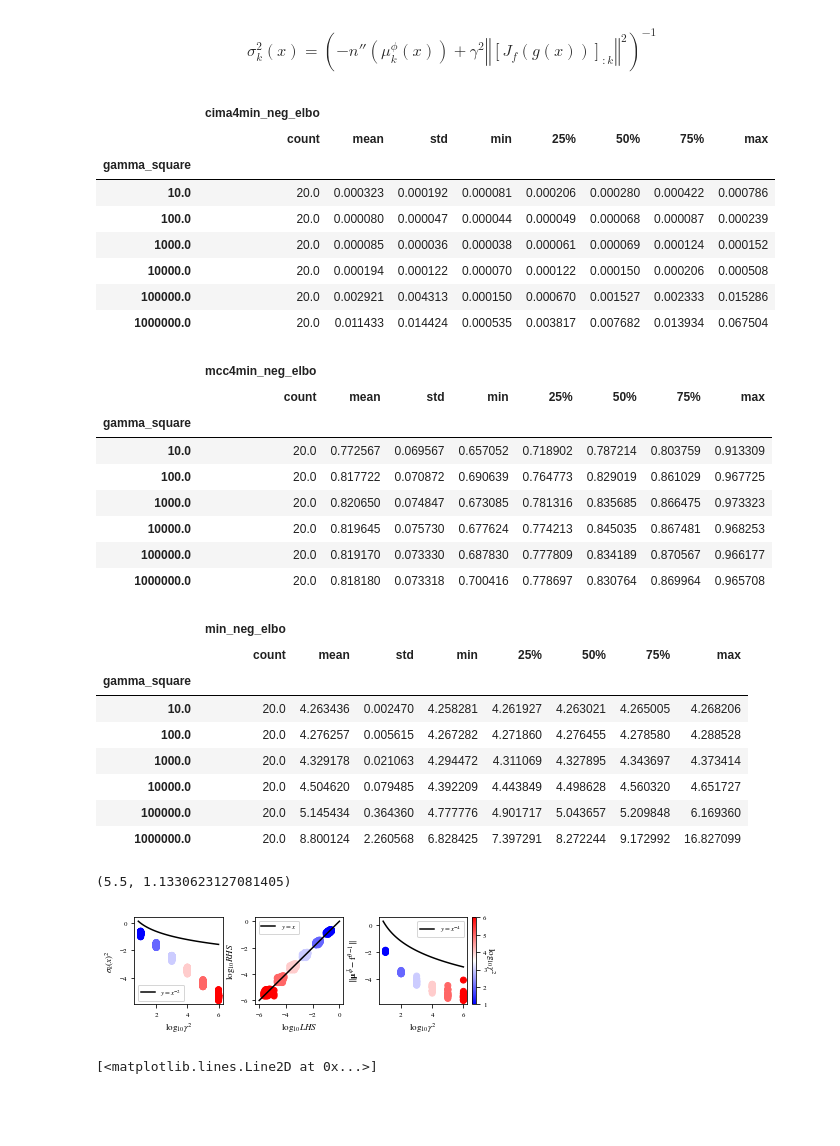
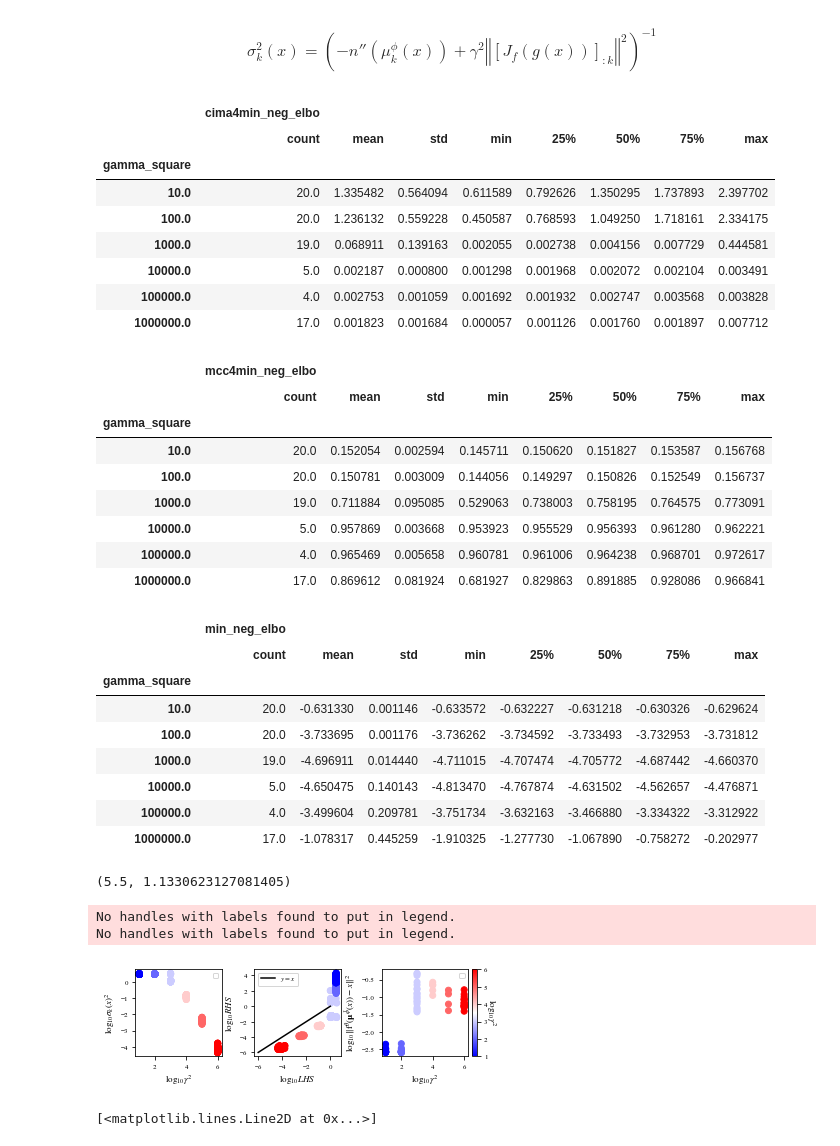
Before and after one commit to rpatrik96/ima-vae, a Jupyter notebook: notebooks/synth_plots.ipynb, the cells around one changed output. Drawn from its saved outputs; the diff is of its cells as text; code cells hidden in the pictures; blank space fills up the shorter version.

```diff
--- a/notebooks/synth_plots.ipynb
+++ b/notebooks/synth_plots.ipynb
@@ -44,7 +44,7 @@ SWEEP_ID = "k2u5yzbe"
 api = wandb.Api(timeout=200)
 runs = api.runs(ENTITY + "/" + PROJECT)
 sweep = api.sweep(f"{ENTITY}/{PROJECT}/{SWEEP_ID}")
-filename = f"mlp_sweep_{SWEEP_ID}.csv"
+filename = f"moebius_sweep_{SWEEP_ID}.csv"
 # %%
 runs_df = sweep2df(sweep.runs, filename, True)
 # %%
@@ -71,36 +71,36 @@ runs_df[[ "cima4min_neg_elbo", "gamma_square"]].groupby("gamma_square").describe
 |  | cima4min_neg_elbo |  |  |  |  |  |  |  |
 |  | count | mean | std | min | 25% | 50% | 75% | max |
 | gamma_square |  |  |  |  |  |  |  |  |
-| 10.0 | 20.0 | 0.000323 | 0.000192 | 0.000081 | 0.000206 | 0.000280 | 0.000422 | 0.000786 |
-| 100.0 | 20.0 | 0.000080 | 0.000047 | 0.000044 | 0.000049 | 0.000068 | 0.000087 | 0.000239 |
-| 1000.0 | 20.0 | 0.000085 | 0.000036 | 0.000038 | 0.000061 | 0.000069 | 0.000124 | 0.000152 |
-| 10000.0 | 20.0 | 0.000194 | 0.000122 | 0.000070 | 0.000122 | 0.000150 | 0.000206 | 0.000508 |
-| 100000.0 | 20.0 | 0.002921 | 0.004313 | 0.000150 | 0.000670 | 0.001527 | 0.002333 | 0.015286 |
-| 1000000.0 | 20.0 | 0.011433 | 0.014424 | 0.000535 | 0.003817 | 0.007682 | 0.013934 | 0.067504 |
+| 10.0 | 20.0 | 1.335482 | 0.564094 | 0.611589 | 0.792626 | 1.350295 | 1.737893 | 2.397702 |
+| 100.0 | 20.0 | 1.236132 | 0.559228 | 0.450587 | 0.768593 | 1.049250 | 1.718161 | 2.334175 |
+| 1000.0 | 19.0 | 0.068911 | 0.139163 | 0.002055 | 0.002738 | 0.004156 | 0.007729 | 0.444581 |
+| 10000.0 | 5.0 | 0.002187 | 0.000800 | 0.001298 | 0.001968 | 0.002072 | 0.002104 | 0.003491 |
+| 100000.0 | 4.0 | 0.002753 | 0.001059 | 0.001692 | 0.001932 | 0.002747 | 0.003568 | 0.003828 |
+| 1000000.0 | 17.0 | 0.001823 | 0.001684 | 0.000057 | 0.001126 | 0.001760 | 0.001897 | 0.007712 |
 # %%
 runs_df[[ "mcc4min_neg_elbo", "gamma_square"]].groupby("gamma_square").describe()
 # %% [output]
 |  | mcc4min_neg_elbo |  |  |  |  |  |  |  |
 |  | count | mean | std | min | 25% | 50% | 75% | max |
 | gamma_square |  |  |  |  |  |  |  |  |
-| 10.0 | 20.0 | 0.772567 | 0.069567 | 0.657052 | 0.718902 | 0.787214 | 0.803759 | 0.913309 |
-| 100.0 | 20.0 | 0.817722 | 0.070872 | 0.690639 | 0.764773 | 0.829019 | 0.861029 | 0.967725 |
-| 1000.0 | 20.0 | 0.820650 | 0.074847 | 0.673085 | 0.781316 | 0.835685 | 0.866475 | 0.973323 |
-| 10000.0 | 20.0 | 0.819645 | 0.075730 | 0.677624 | 0.774213 | 0.845035 | 0.867481 | 0.968253 |
-| 100000.0 | 20.0 | 0.819170 | 0.073330 | 0.687830 | 0.777809 | 0.834189 | 0.870567 | 0.966177 |
-| 1000000.0 | 20.0 | 0.818180 | 0.073318 | 0.700416 | 0.778697 | 0.830764 | 0.869964 | 0.965708 |
+| 10.0 | 20.0 | 0.152054 | 0.002594 | 0.145711 | 0.150620 | 0.151827 | 0.153587 | 0.156768 |
+| 100.0 | 20.0 | 0.150781 | 0.003009 | 0.144056 | 0.149297 | 0.150826 | 0.152549 | 0.156737 |
+| 1000.0 | 19.0 | 0.711884 | 0.095085 | 0.529063 | 0.738003 | 0.758195 | 0.764575 | 0.773091 |
+| 10000.0 | 5.0 | 0.957869 | 0.003668 | 0.953923 | 0.955529 | 0.956393 | 0.961280 | 0.962221 |
+| 100000.0 | 4.0 | 0.965469 | 0.005658 | 0.960781 | 0.961006 | 0.964238 | 0.968701 | 0.972617 |
+| 1000000.0 | 17.0 | 0.869612 | 0.081924 | 0.681927 | 0.829863 | 0.891885 | 0.928086 | 0.966841 |
 # %%
 runs_df[[ "min_neg_elbo", "gamma_square"]].groupby("gamma_square").describe()
 # %% [output]
 |  | min_neg_elbo |  |  |  |  |  |  |  |
 |  | count | mean | std | min | 25% | 50% | 75% | max |
 | gamma_square |  |  |  |  |  |  |  |  |
-| 10.0 | 20.0 | 4.263436 | 0.002470 | 4.258281 | 4.261927 | 4.263021 | 4.265005 | 4.268206 |
-| 100.0 | 20.0 | 4.276257 | 0.005615 | 4.267282 | 4.271860 | 4.276455 | 4.278580 | 4.288528 |
-| 1000.0 | 20.0 | 4.329178 | 0.021063 | 4.294472 | 4.311069 | 4.327895 | 4.343697 | 4.373414 |
-| 10000.0 | 20.0 | 4.504620 | 0.079485 | 4.392209 | 4.443849 | 4.498628 | 4.560320 | 4.651727 |
-| 100000.0 | 20.0 | 5.145434 | 0.364360 | 4.777776 | 4.901717 | 5.043657 | 5.209848 | 6.169360 |
-| 1000000.0 | 20.0 | 8.800124 | 2.260568 | 6.828425 | 7.397291 | 8.272244 | 9.172992 | 16.827099 |
+| 10.0 | 20.0 | -0.631330 | 0.001146 | -0.633572 | -0.632227 | -0.631218 | -0.630326 | -0.629624 |
+| 100.0 | 20.0 | -3.733695 | 0.001176 | -3.736262 | -3.734592 | -3.733493 | -3.732953 | -3.731812 |
+| 1000.0 | 19.0 | -4.696911 | 0.014440 | -4.711015 | -4.707474 | -4.705772 | -4.687442 | -4.660370 |
+| 10000.0 | 5.0 | -4.650475 | 0.140143 | -4.813470 | -4.767874 | -4.631502 | -4.562657 | -4.476871 |
+| 100000.0 | 4.0 | -3.499604 | 0.209781 | -3.751734 | -3.632163 | -3.466880 | -3.334322 | -3.312922 |
+| 1000000.0 | 17.0 | -1.078317 | 0.445259 | -1.910325 | -1.277730 | -1.067890 | -0.758272 | -0.202977 |
 # %%
 df_rhs = pd.DataFrame(runs_df[[col for col in runs_df.columns if "rhs" in col]].stack().droplevel(1), columns=["rhs"])
 df_lhs = pd.DataFrame(runs_df[[col for col in runs_df.columns if "sigma" in col]].stack().droplevel(1), columns=["lhs"])
@@ -142,36 +142,38 @@ figsizes.neurips2022(ncols=3)['figure.figsize']
 # %%
 fig = plt.figure(figsize=figsizes.neurips2022(nrows=1,ncols=2)['figure.figsize'])
 
 ax = fig.add_subplot(131)
 im = ax.scatter(np.log10(df_rhs_lhs_gamma_sq.gamma_square),np.log10(df_rhs_lhs_gamma_sq.lhs),  c=np.log10(df_rhs_lhs_gamma_sq.gamma_square), cmap="bwr")
-ax.plot(np.linspace(.85, 6), np.log10(1/(np.linspace(.85, 6))**2), c="black", label='$y=x^{-2}$')
-ax.set_ylabel("$\sigma_k(x)^2$")
+# ax.plot(np.linspace(.85, 6), np.linspace(0, -5), c="black", label='$y=x^{-2}$')
+ax.set_ylabel("$\log_{10}\sigma_k(x)^2$")
 ax.set_xlabel("$\log_{10}\gamma^2$")
 plt.legend()
 
 ax = fig.add_subplot(132)
 ax.scatter(np.log10(df_rhs_lhs_gamma_sq.lhs), np.log10(df_rhs_lhs_gamma_sq.rhs), c=np.log10(df_rhs_lhs_gamma_sq.gamma_square), cmap='bwr')
 ax.plot(np.linspace(-6, 0.), np.linspace(-6, 0.), c="black", label='$y=x$')
 ax.set_ylabel("$\log_{10} RHS$")
 ax.set_xlabel("$\log_{10} LHS$")
 plt.legend()
 
 
 ax = fig.add_subplot(133)
-ax.scatter(np.log10(df_mse_gamma_sq.gamma_square),np.log10(df_mse_gamma_sq.mse_sources_mean_decoded_sources),  c=np.log10(df_mse_gamma_sq.gamma_square), cmap="bwr")
-ax.plot(np.linspace(.85, 6), np.log10(1/(np.linspace(.85, 6))**4), c="black", label='$y=x^{-4}$')
-ax.set_ylabel(r"$\Vert\mathbf{\mu}^{\hat{\phi}} - {\mathbf{\rm f}^\theta}^{-1}\Vert$")
+ax.scatter(np.log10(df_mse_gamma_sq.gamma_square),np.log10(df_mse_gamma_sq.mse_obs_decoded_mean_latents),  c=np.log10(df_mse_gamma_sq.gamma_square), cmap="bwr")
+# ax.plot(np.linspace(.85, 6), -4*(np.linspace(.85, 6)), c="black", label='$y=x^{-4}$')
+ax.set_ylabel(r"$\log_{10}\Vert {\mathbf{\rm f}^\theta}(\mathbf{\mu}^{\hat{\phi}}(x)) - x \Vert^2$")
 ax.set_xlabel("$\log_{10}\gamma^2$")
 plt.legend()
 
 
 cbar = fig.colorbar(im)
 # cbar.ax.set_yticklabels(['0','1','2','>3'])
 cbar.set_label('$\log_{10}\gamma^2$', rotation=270)
 cbar.ax.get_yaxis().labelpad = 10
 plt.savefig("self_cons.svg")
 # %% [output]
+No handles with labels found to put in legend.
+No handles with labels found to put in legend.
-[figure, old version]
+[figure, new version]
 # %%
 groups = [np.log10((g.rhs/g.lhs).abs()) for _, g in df_rhs_lhs_gamma_sq.groupby("gamma_square")]
 create_violinplot(groups, '$\log_{10}\gamma^2$', '$\log_{10}\dfrac{RHS}{LHS}$', [0]+ sorted(np.log10(runs_df["gamma_square"]).astype(int).unique()), filename="opt_sigma_gamma")
```
Also changed, not shown: parts of 4 cells of this notebook.
